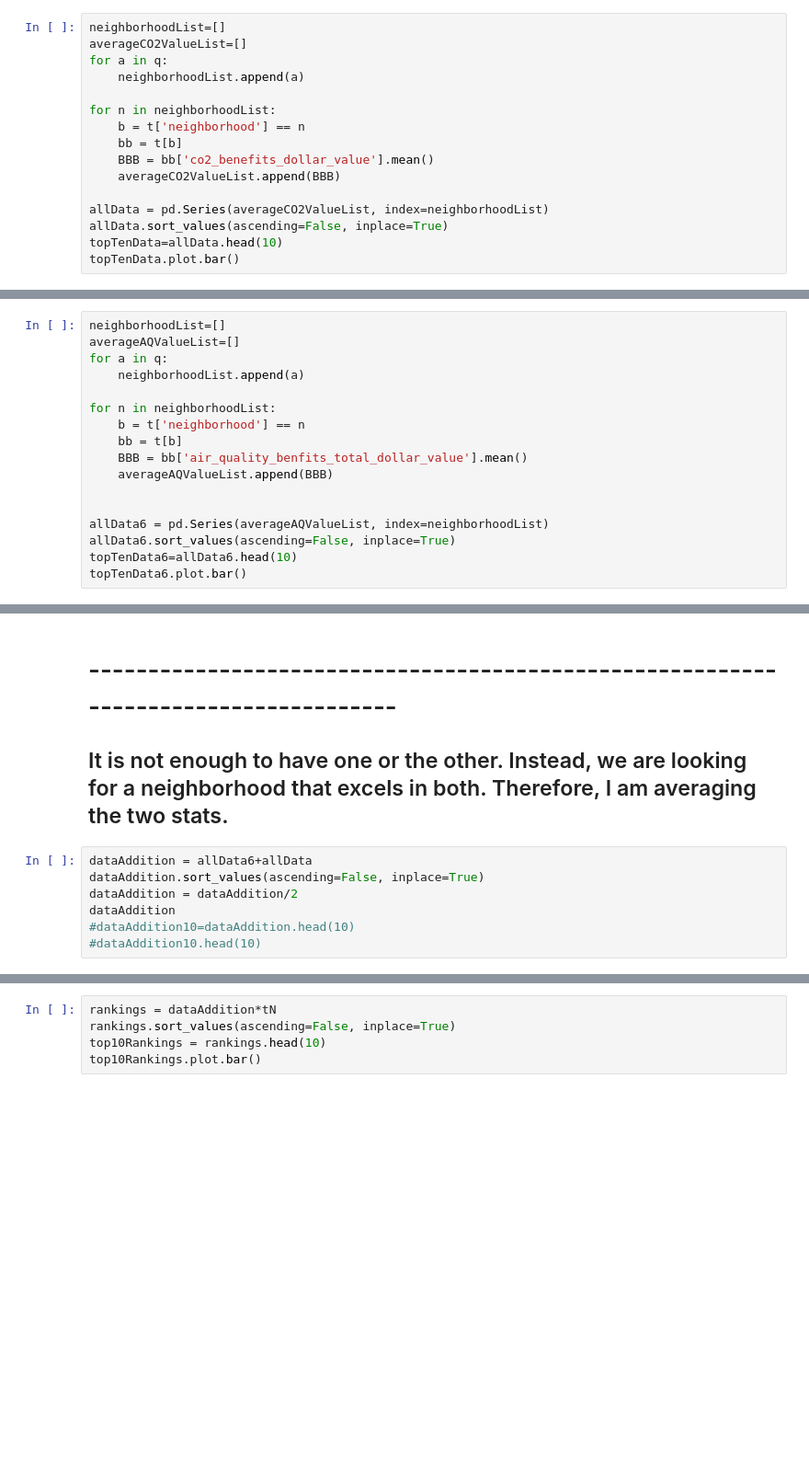
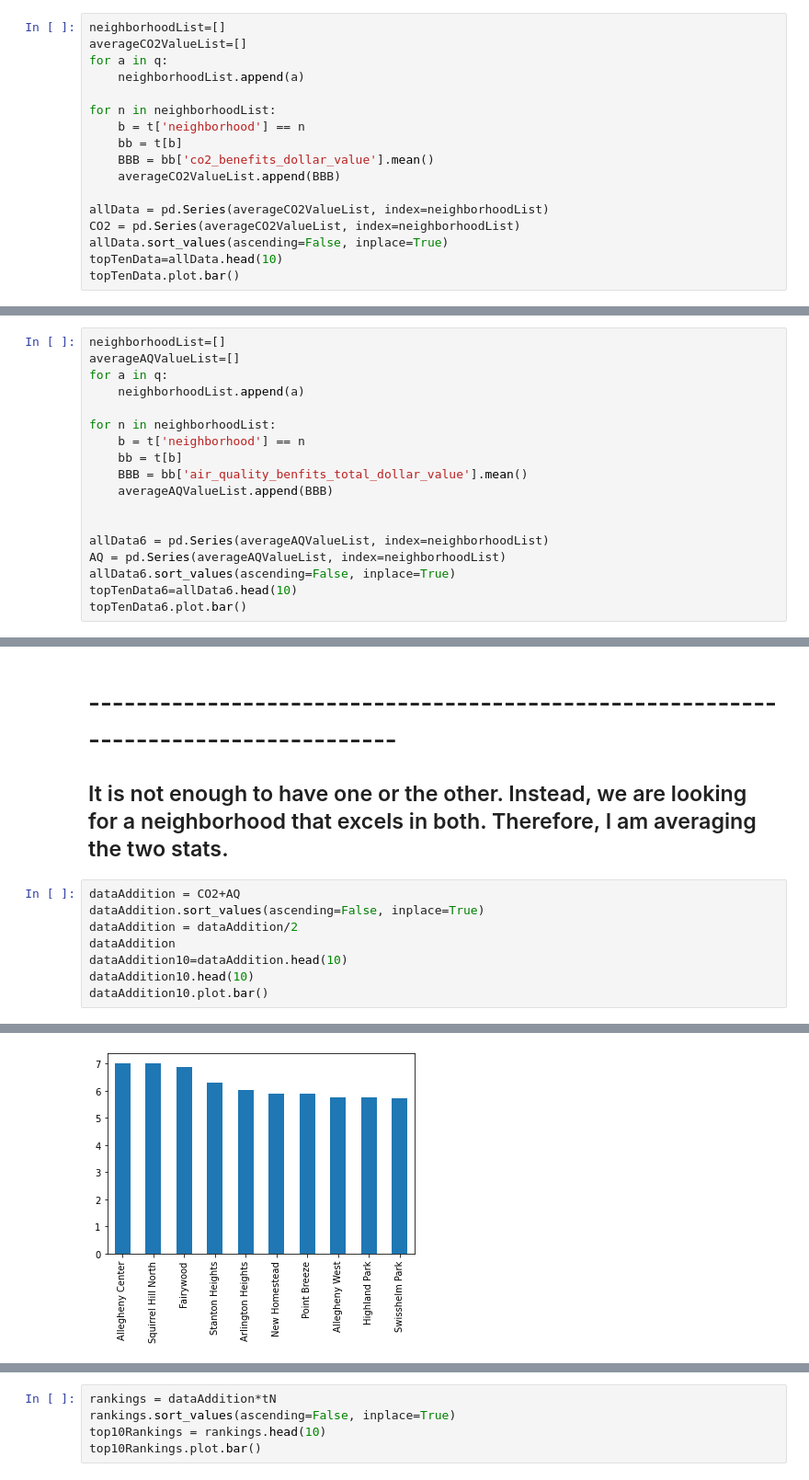
Before and after one commit to jackerman76/BigIdeasFinal, a Jupyter notebook: Trees/Trees.ipynb, the cells around one changed output, grey strips where cells are left out. Shown at 92% size. Drawn from its saved outputs; the diff is of its cells as text; blank space fills up the shorter version.

```diff
--- a/Trees/Trees.ipynb
+++ b/Trees/Trees.ipynb
@@ -45,6 +45,7 @@ for n in neighborhoodList:
     averageCO2ValueList.append(BBB)
 
 allData = pd.Series(averageCO2ValueList, index=neighborhoodList)
+CO2 = pd.Series(averageCO2ValueList, index=neighborhoodList)
 allData.sort_values(ascending=False, inplace=True)
 topTenData=allData.head(10)
 topTenData.plot.bar()
@@ -67,6 +71,7 @@ for n in neighborhoodList:
 
 
 allData6 = pd.Series(averageAQValueList, index=neighborhoodList)
+AQ = pd.Series(averageAQValueList, index=neighborhoodList)
 allData6.sort_values(ascending=False, inplace=True)
 topTenData6=allData6.head(10)
 topTenData6.plot.bar()
@@ -80,10 +85,11 @@ topTenData6.plot.bar()
 
 ## It is not enough to have one or the other. Instead, we are looking for a neighborhood that excels in both. Therefore, I am averaging the two stats.
 # %%
-dataAddition = allData6+allData
+dataAddition = CO2+AQ
 dataAddition.sort_values(ascending=False, inplace=True)
 dataAddition = dataAddition/2
 dataAddition
-#dataAddition10=dataAddition.head(10)
-#dataAddition10.head(10)
+dataAddition10=dataAddition.head(10)
+dataAddition10.head(10)
+dataAddition10.plot.bar()
 # %% [output]
@@ -102 +97,2 @@ Length: 91, dtype: float64
+[figure, added]
 # %% [markdown]
```
Also changed, not shown: parts of 5 cells of this notebook.
